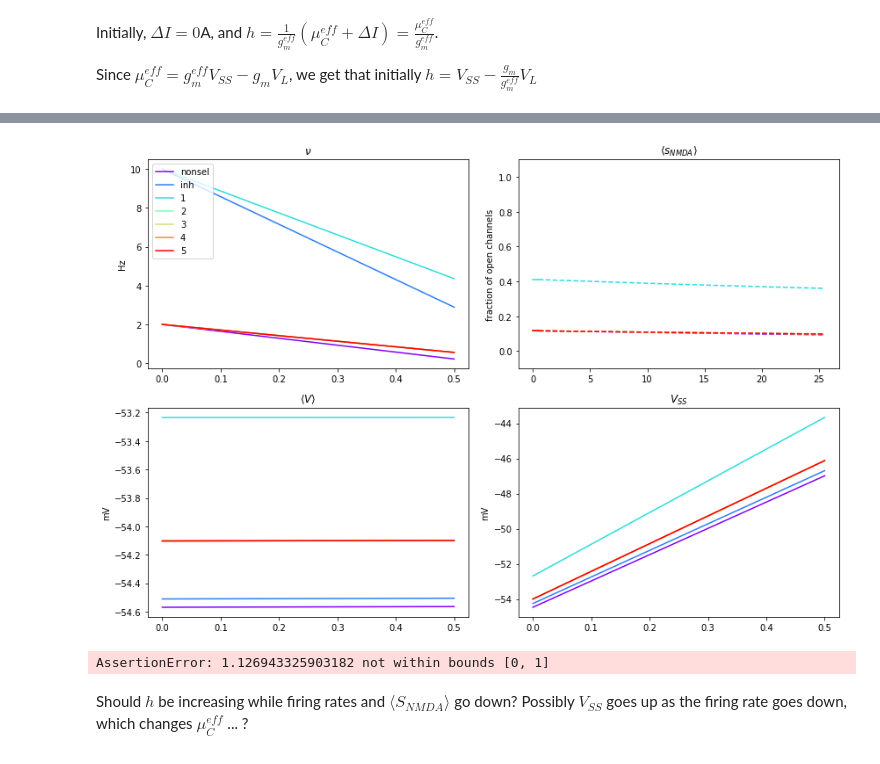
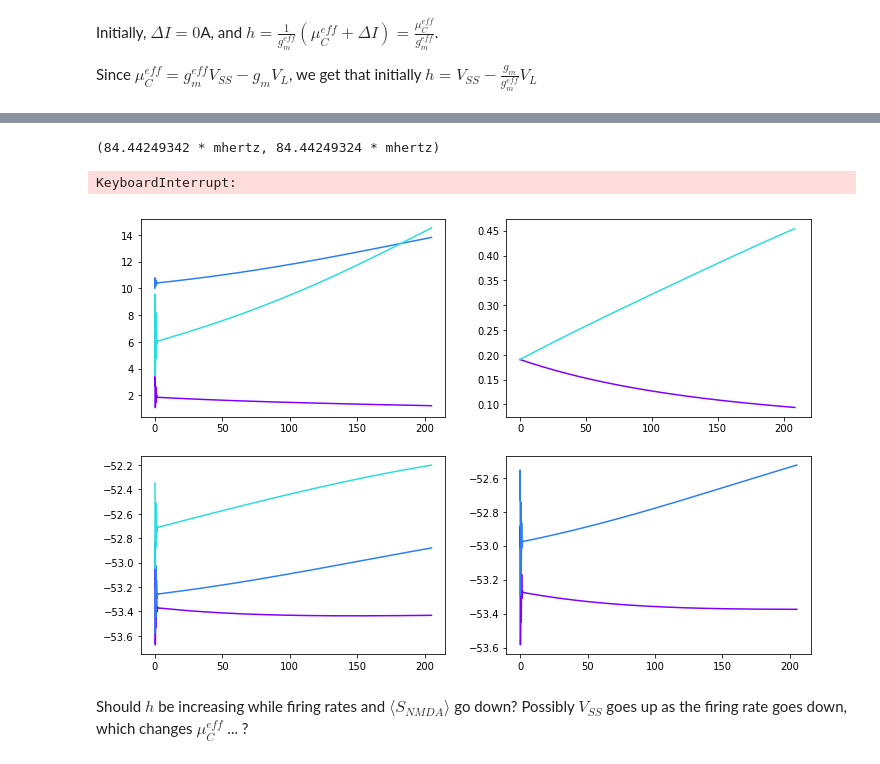
Before and after one commit to DeanTM/masters-scripts, a Jupyter notebook: Firing Rate model/Fully Dynamic Rate Based Model.ipynb, the cells around one changed output, grey strips where cells are left out. Cells and saved outputs as stored; diff of their text form; code cells hidden in the pictures.

Commit message:
added EA to fit approximate firing rate function; things need to speed up

```diff
--- a/Firing Rate model/Fully Dynamic Rate Based Model.ipynb
+++ b/Firing Rate model/Fully Dynamic Rate Based Model.ipynb
@@ -1070,6 +1168,13 @@ The reasoning is this: for a given fraction of open NMDA channels at each synaps
 When this all fails, we can consider some of the following:
 * linearising $J(V)$ around $V = V_{SS}$ and thereby hopefully circumventing the use of $\langle V \rangle$.
 * linearising $J(V)$ around a fixed value, say $V = -52.5 mV$ so that we can circumvent $\langle V \rangle$ and avoid $V_{SS}$ going out of bounds.
+# %%
+net = initialise_network()
+n = [n for n in net.nodes() if isinstance(n, PyramidalGroup)][0]
+n.compute_new_firing_rate_selfconsistently_inputpotential(), \
+n.compute_new_firing_rate_selfconsistently_steadystate()
+# %% [output]
+(84.44249342 * mhertz, 84.44249324 * mhertz)
 # %%
 def update_step(
     dynamic_neuron_groups,
@@ -1081,11 +1186,13 @@ def update_step(
 ):
     """Updates the neurons in `dynamic_neuron_groups` by one timestep using the types of updates specified."""
 
-    assert nu_update in ['steadystate', 'euler', 'inputpotential', 'constant', 'selfconsistent']  # 'constant'for debugging
+    assert nu_update in [
+        'steadystate', 'euler', 'inputpotential',
+        'constant', 'selfconsistent', 'selfconsistent_inputpotential']  # 'constant'for debugging
     assert V_avg_update in ['selfconsistent', 'constant', 'asymptote']
     assert s_NMDA_update in ['steadystate', 'euler']
 
-    if nu_update == 'selfconsistent' and V_avg_update != 'asymptote':
+    if nu_update.startswith('selfconsistent') and V_avg_update != 'asymptote':
         print("Setting `V_avg_update` to 'asymptote' for consistency")
         V_avg_update = 'asymptote'
 
@@ -1102,6 +1209,8 @@ def update_step(
         elif nu_update == 'selfconsistent':
             # The trickiest update, update nu and implicitly update V_avg
             new_nu[n] = n.compute_new_firing_rate_selfconsistently_steadystate()
+        elif nu_update == 'selfconsistent_inputpotential':
+            new_nu[n] = n.compute_new_firing_rate_selfconsistently_inputpotential()
         else:
             raise Exception(f'nu update {nu_update} not a valid option.')
     if not all_simultaneous:
@@ -1137,7 +1246,7 @@ def update_step(
             if isinstance(n, PyramidalGroup):
                 n.s_NMDA_trace.append(new_s_NMDA[n])
 
-    if nu_update == 'inputpotential':
+    if nu_update.endswith('inputpotential'):
         new_DeltaI = {}
         for n in dynamic_neuron_groups:
             new_DeltaI[n] = n.compute_new_DeltaI()
@@ -1158,7 +1267,7 @@ def update_step(
             n.V_avg_trace.append(new_V_avg[n])
             if isinstance(n, PyramidalGroup):
                 n.s_NMDA_trace.append(new_s_NMDA[n])
-            if nu_update == 'inputpotential':
+            if nu_update.endswith('inputpotential'):
                 n.DeltaI_trace.append(new_DeltaI[n])
                 n.h_trace.append(new_h[n])
 
@@ -1255,9 +1364,9 @@ def plot_differences(
 #             )
 # %%
 net = initialise_network(
-    rate_pyramidal=2*b2.Hz,
+    rate_pyramidal=3.5*b2.Hz,
     rate_interneuron=10*b2.Hz,
-    rate_pyramidal_1=10*b2.Hz
+#     rate_pyramidal_1=10*b2.Hz
 )
 # net = initialise_network(rate_pyramidal_1=rate_pyramidal_1)
 dynamic_neuron_groups = [n for n in net.nodes() if isinstance(n, NeuronGroup)]
@@ -1267,16 +1376,16 @@ colours = {n:cm.rainbow(i/(len(dynamic_neuron_groups)-1))
 param_tracker = EffectiveParameterTracker(net)
 param_tracker.update()  # initialise with starting values
 
-N_steps = 100
-plot_start_step = 0
-plot_every = 1
+N_steps = 2500
+plot_start_step = 50
+plot_every = 50
 N_steps_lookahead = 50
 
 # Doesn't allow xi=0 input
 # def predict_trajectory(
 #     deriv_method,
 #     deriv_kwarg_initial_value,
-#     steps_ahead=N_steps_lookahead
+#     steps_ahead=N_steps_lookahead`
 # ):
 #     assert len(deriv_kwarg_initial_value) == 1, "Only input initial value"
 #     for k, v in deriv_kwarg_initial_value.items():
@@ -1296,9 +1405,25 @@ update_parameters = dict(
     all_simultaneous=True
 )
 
+T_start_1 = 50
+T_end_1 = 650
+T_start_2 = 1200
+T_end_2 = 2000
+n_ext_1 = [n for n in net.nodes if n.name=='ext-1'][0]
+n_ext_2 = [n for n in net.nodes if n.name=='ext-2'][0]
+
 # for plotting V_SS:
 V_SS_trajectories = {n: [n.V_SS()] for n in dynamic_neuron_groups}
 for i in range(1, N_steps+1):
+#     if i == T_start_1:
+#         n_ext_1.nu *= 1.05
+#     elif i == T_end_1:
+#         n_ext_1.nu /= 1.05
+#     if i == T_start_2:
+#         n_ext_2.nu *= 1.05
+#     elif i == T_end_2:
+#         n_ext_2.nu /= 1.05
+
     # update step
     update_step(
         dynamic_neuron_groups,
@@ -1328,7 +1453,7 @@ for i in range(1, N_steps+1):
                     s_NMDA_trajectory.append(s_NMDA)
                 predictions_s_NMDA[n] = s_NMDA_trajectory
 
-        if update_parameters['nu_update'] == 'inputpotential':
+        if update_parameters['nu_update'].endswith('inputpotential'):
             # DeltaI
             DeltaI_trajectory = [n.DeltaI()]
             for j in range(N_steps_lookahead):
@@ -1357,7 +1482,7 @@ for i in range(1, N_steps+1):
 
     clear_output(wait=True)
     fig, axes = plt.subplots(3, 2, figsize=(12, 12)) \
-        if update_parameters['nu_update'] == 'inputpotential' \
+        if update_parameters['nu_update'].endswith('inputpotential') \
         else plt.subplots(2, 2, figsize=(12, 8))
     steps_so_far = np.arange(0, i+1) * defaultdt / b2.ms
     steps_lookahead = np.arange(i, i+1+N_steps_lookahead) * defaultdt / b2.ms
@@ -1387,7 +1512,7 @@ for i in range(1, N_steps+1):
         axes[1,1].plot(
             steps_so_far, V_SS_trajectories[n] / b2.mV,
             color=colours[n])
-        if update_parameters['nu_update'] == 'inputpotential':
+        if update_parameters['nu_update'].endswith('inputpotential'):
             # h
             axes[2,0].plot(
                 steps_so_far, n.h_trace / b2.mV,
@@ -1395,36 +1520,36 @@ for i in range(1, N_steps+1):
             axes[2,0].plot(
                 steps_lookahead, predictions_h[n] / b2.mV,
                 '--', color=colours[n])
             # DeltaI
             axes[2,1].plot(
                 steps_so_far, n.DeltaI_trace / b2.pamp,
                 color=colours[n])
             axes[2,1].plot(
                 steps_lookahead, predictions_DeltaI[n] / b2.pamp,
                 '--', color=colours[n])
     axes[0,0].legend(loc='upper left')
     lb, ub = axes[0,0].get_ylim()
     axes[0,0].set_ylim([lb, min(ub, 300)])
     axes[0,0].set_title(r'$\nu$')
     axes[0,0].set_ylabel('Hz')
     axes[0,1].set_title(r'$\langle s_{NMDA} \rangle$')
     axes[0,1].set_ylabel('fraction of open channels')
     axes[0,1].set_ylim([-0.1, 1.1])
     axes[1,0].set_title(r'$\langle V \rangle$')
     axes[1,0].set_ylabel('mV')
     axes[1,1].set_title('$V_{SS}$')
     axes[1,1].set_ylabel('mV')
-    if update_parameters['nu_update'] == 'inputpotential':
+    if update_parameters['nu_update'].endswith('inputpotential'):
         axes[2,0].set_title('$h$')
         axes[2,0].set_ylabel('mV')
         axes[2,1].set_title(r'$\Delta I$')
         axes[2,1].set_ylabel('pA')
     fig.tight_layout()
     plt.show()
 #     sleep(0.1)
 # %% [output]
+KeyboardInterrupt:
-[figure, old version]
+[figure, new version]
-AssertionError: 1.126943325903182 not within bounds [0, 1]
 # %% [markdown]
 Should $h$ be increasing while firing rates and $\langle S_{NMDA} \rangle$ go down? Possibly $V_{SS}$ goes up as the firing rate goes down, which changes $\mu_C^{eff}$ ... ?
 # %% [markdown]
```
Also changed, not shown: parts of 24 cells of this notebook, 2 other files.
